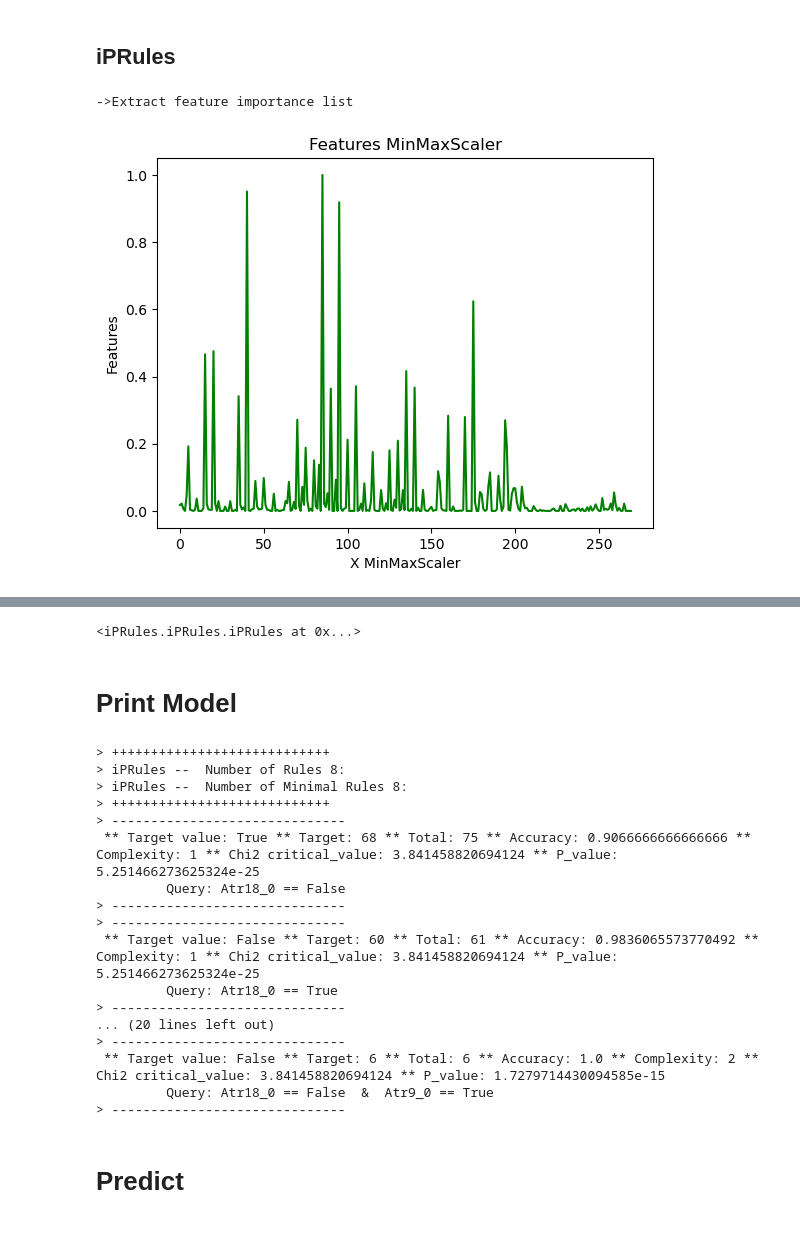
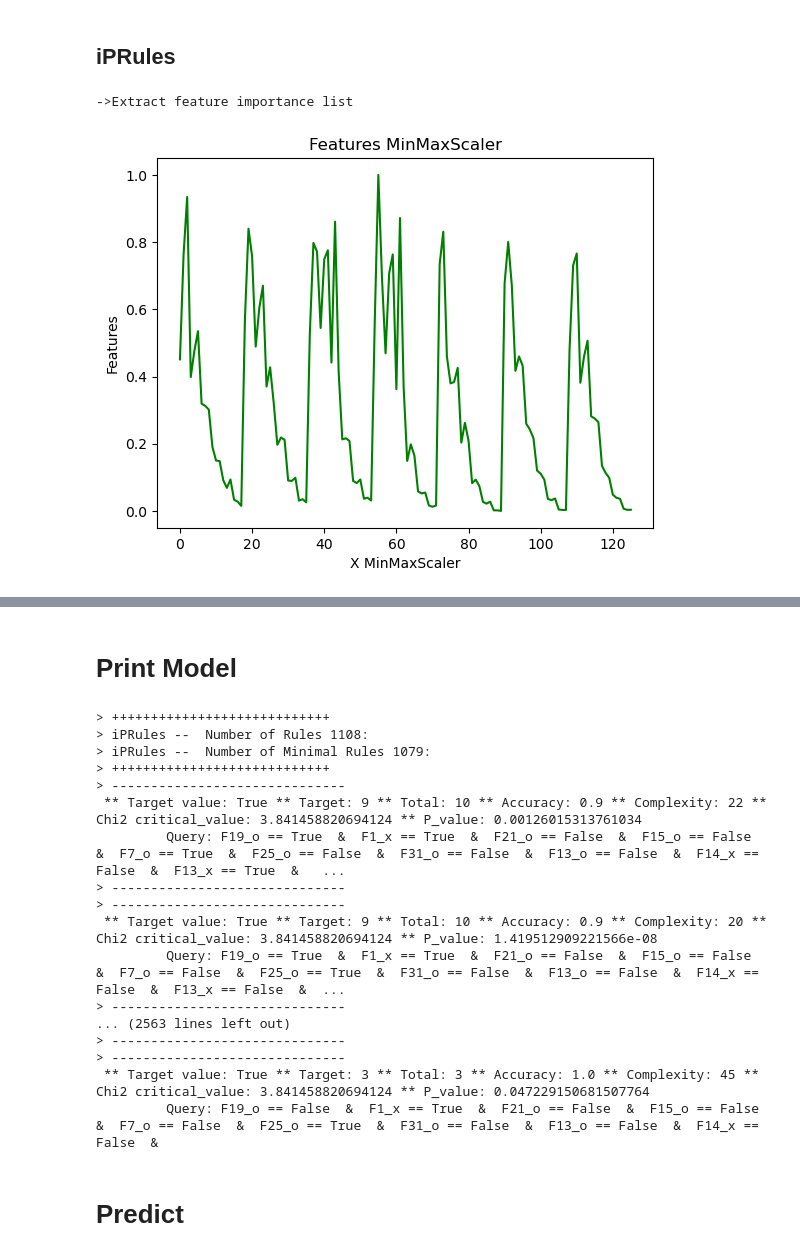
Before and after one commit to marioopv/iPRules, a Jupyter notebook: notebooks/IPRules/iPRules_example.ipynb, the cells around one changed output, grey strips where cells are left out. Drawn from its saved outputs; the diff is of its cells as text; code cells hidden in the pictures.

```diff
--- a/notebooks/IPRules/iPRules_example.ipynb
+++ b/notebooks/IPRules/iPRules_example.ipynb
@@ -13,10 +13,26 @@ from sklearn import metrics
 # %%
 
 from notebooks.IPRules.read_datasets import read_dataset
-
-filename = "kr-vs-kp"
-filename = "divorce"
-
+dataset_names = [
+    "divorce",
+    "kr-vs-kp",
+    "australian",
+    "criotherapy",
+    "data_banknote_authentication",
+    "haberman",
+    "mammographic_masses",
+    "segmentation",
+    "tic-tac-toe",
+    "wisconsin",
+    "salud-covid",
+    "SPECT",
+    "ionosphere",
+    "connect-4",
+    "credit"
+]
+filename = "connect-4"
+#filename = "divorce"
+test_size=0.1
 path = f'../..'
 dataset_path_name = f'{path}/data/{filename}.csv'
 X, y, dataset, target_value_name, pandas_dataset = read_dataset(filename, dataset_path_name)
@@ -33,6 +49,6 @@ pandas_dataset.head()
 # %%
 #Define dataset
-X_train, X_test, y_train, y_test = train_test_split(dataset.data, dataset.target, test_size=0.2, random_state=1)
+X_train, X_test, y_train, y_test = train_test_split(dataset.data, dataset.target, test_size=test_size, random_state=1)
 encoded_train_pandas_dataset = pd.DataFrame(data= np.c_[X_train, y_train], columns= list(dataset['feature_names']) + [target_value_name])
 encoded_test_pandas_dataset = pd.DataFrame(data= np.c_[X_test, y_test], columns= list(dataset['feature_names']) + [target_value_name])
 print('Sizes (without target):')
@@ -65,18 +81,23 @@ RandomForestClassifier()
 # %%
 from iPRules.iPRules import iPRules
 
+import time
+start_time = time.time()
 rules = iPRules(
                 feature_names=dataset.feature_names,
                 target_value_name = dataset.target_names,
                 display_features = True,
                 display_logs = True,
                 chi_square_percent_point_function = 0.95,
                 scale_feature_coefficient = 0.01,
-                min_accuracy_coefficient = 0.95,
-                min_number_class_per_node = 1
+                min_accuracy_coefficient = 0.9,
+                min_number_class_per_node = 3
             )
 # Fit model
 rules.fit(encoded_train_pandas_dataset, ensemble.feature_importances_)
+
+elapsed_time = time.time() - start_time
+print(f"Elapsed TOTAL TIME: {elapsed_time:.3f} seconds")
 # %% [output]
 ->Extract feature importance list
-[figure, old version]
+[figure, new version]
@@ -94,26 +116,25 @@ Elapsed time to compute the prune_rules: 0.000 seconds
-<iPRules.iPRules.iPRules at 0x...>
 # %% [markdown]
 # Print Model
 # %%
 print(rules)
 # %% [output]
 > ++++++++++++++++++++++++++++
-> iPRules --  Number of Rules 8:
-> iPRules --  Number of Minimal Rules 8:
+> iPRules --  Number of Rules 1108:
+> iPRules --  Number of Minimal Rules 1079:
 > ++++++++++++++++++++++++++++
 > ------------------------------
- ** Target value: True ** Target: 68 ** Total: 75 ** Accuracy: 0.9066666666666666 ** Complexity: 1 ** Chi2 critical_value: 3.841458820694124 ** P_value: 5.251466273625324e-25
-         Query: Atr18_0 == False
+ ** Target value: True ** Target: 9 ** Total: 10 ** Accuracy: 0.9 ** Complexity: 22 ** Chi2 critical_value: 3.841458820694124 ** P_value: 0.00126015313761034
+         Query: F19_o == True  &  F1_x == True  &  F21_o == False  &  F15_o == False  &  F7_o == True  &  F25_o == False  &  F31_o == False  &  F13_o == False  &  F14_x == False  &  F13_x == True  &   ...
 > ------------------------------
 > ------------------------------
- ** Target value: False ** Target: 60 ** Total: 61 ** Accuracy: 0.9836065573770492 ** Complexity: 1 ** Chi2 critical_value: 3.841458820694124 ** P_value: 5.251466273625324e-25
-         Query: Atr18_0 == True
+ ** Target value: True ** Target: 9 ** Total: 10 ** Accuracy: 0.9 ** Complexity: 20 ** Chi2 critical_value: 3.841458820694124 ** P_value: 1.419512909221566e-08
+         Query: F19_o == True  &  F1_x == True  &  F21_o == False  &  F15_o == False  &  F7_o == False  &  F25_o == True  &  F31_o == False  &  F13_o == False  &  F14_x == False  &  F13_x == False  &  ...
 > ------------------------------
-... (20 lines left out)
+... (2563 lines left out)
 > ------------------------------
- ** Target value: False ** Target: 6 ** Total: 6 ** Accuracy: 1.0 ** Complexity: 2 ** Chi2 critical_value: 3.841458820694124 ** P_value: 1.7279714430094585e-15
-         Query: Atr18_0 == False  &  Atr9_0 == True
 > ------------------------------
+ ** Target value: True ** Target: 3 ** Total: 3 ** Accuracy: 1.0 ** Complexity: 45 ** Chi2 critical_value: 3.841458820694124 ** P_value: 0.047229150681507764
+         Query: F19_o == False  &  F1_x == True  &  F21_o == False  &  F15_o == False  &  F7_o == False  &  F25_o == True  &  F31_o == False  &  F13_o == False  &  F14_x == False  &
 # %% [markdown]
 # Predict
 # %%
```
Also changed, not shown: parts of 5 cells of this notebook, 20 other files.
